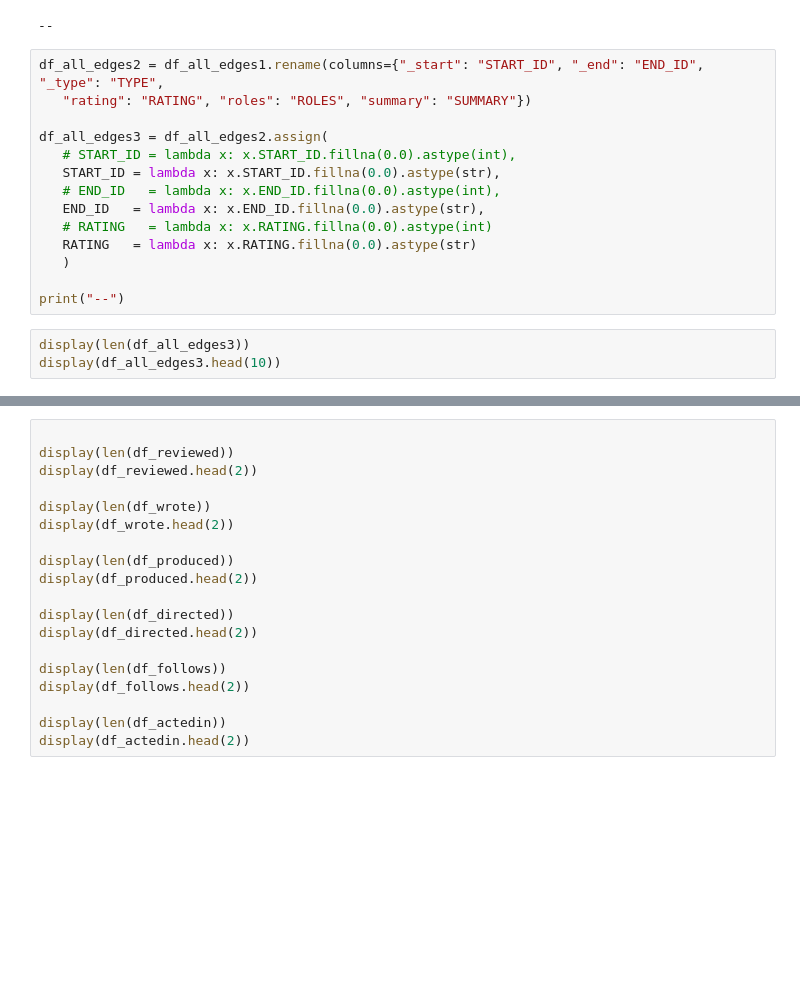
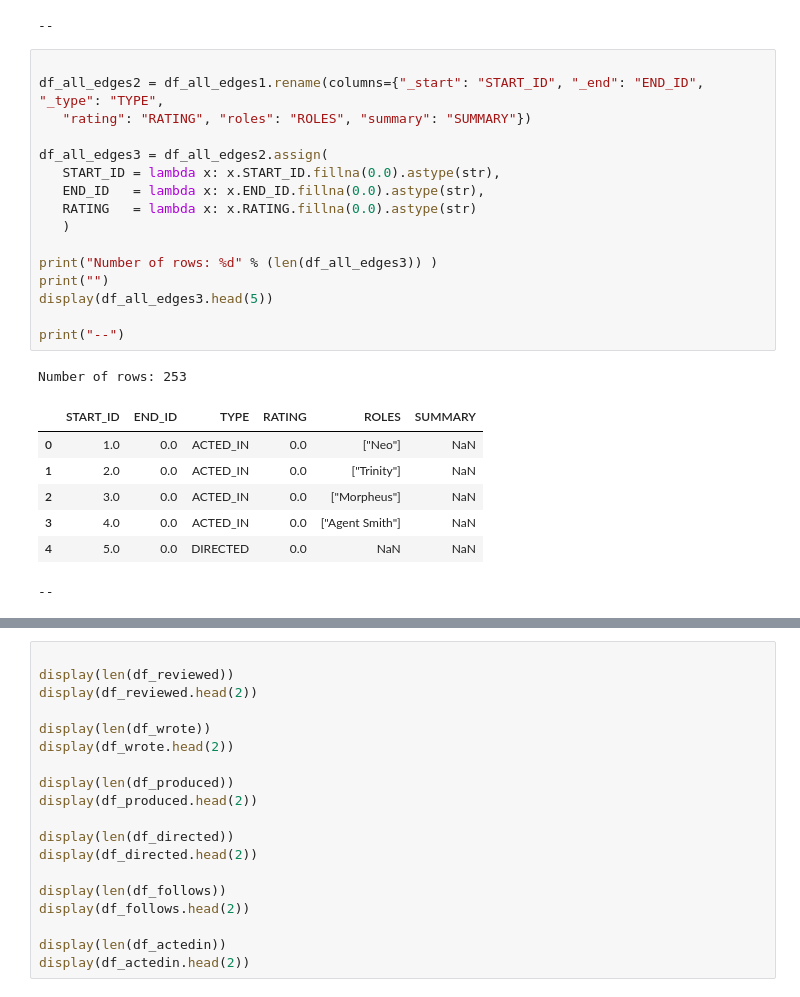
Before and after one commit to farrell0/My_KG_NoteBooks, a Jupyter notebook: L1_Lrng/10_N_Labs/20_Load_N.ipynb, the cells around one changed output, grey strips where cells are left out. Saved outputs shown, nothing was run; the diff lists cells and outputs as text; blank space fills up the shorter version.

```diff
--- a/L1_Lrng/10_N_Labs/20_Load_N.ipynb
+++ b/L1_Lrng/10_N_Labs/20_Load_N.ipynb
@@ -221,20 +221,28 @@ Number of rows: 253
 | 4 | 5.0 | 0.0 | DIRECTED | NaN | NaN | NaN |
 --
 # %%
+
 df_all_edges2 = df_all_edges1.rename(columns={"_start": "START_ID", "_end": "END_ID", "_type": "TYPE",
    "rating": "RATING", "roles": "ROLES", "summary": "SUMMARY"})
 
 df_all_edges3 = df_all_edges2.assign(
-   # START_ID = lambda x: x.START_ID.fillna(0.0).astype(int),
    START_ID = lambda x: x.START_ID.fillna(0.0).astype(str),
-   # END_ID   = lambda x: x.END_ID.fillna(0.0).astype(int),
    END_ID   = lambda x: x.END_ID.fillna(0.0).astype(str),
-   # RATING   = lambda x: x.RATING.fillna(0.0).astype(int)
    RATING   = lambda x: x.RATING.fillna(0.0).astype(str)
    )
 
+print("Number of rows: %d" % (len(df_all_edges3)) )
+print("")
+display(df_all_edges3.head(5))
+
 print("--")
+# %% [output]
+Number of rows: 253
+|  | START_ID | END_ID | TYPE | RATING | ROLES | SUMMARY |
+| 0 | 1.0 | 0.0 | ACTED_IN | 0.0 | ["Neo"] | NaN |
+| 1 | 2.0 | 0.0 | ACTED_IN | 0.0 | ["Trinity"] | NaN |
+| 2 | 3.0 | 0.0 | ACTED_IN | 0.0 | ["Morpheus"] | NaN |
+| 3 | 4.0 | 0.0 | ACTED_IN | 0.0 | ["Agent Smith"] | NaN |
+| 4 | 5.0 | 0.0 | DIRECTED | 0.0 | NaN | NaN |
+--
-# %%
-display(len(df_all_edges3))
-display(df_all_edges3.head(10))
 # %%
```
Also changed, not shown: parts of 1 cell of this notebook.
